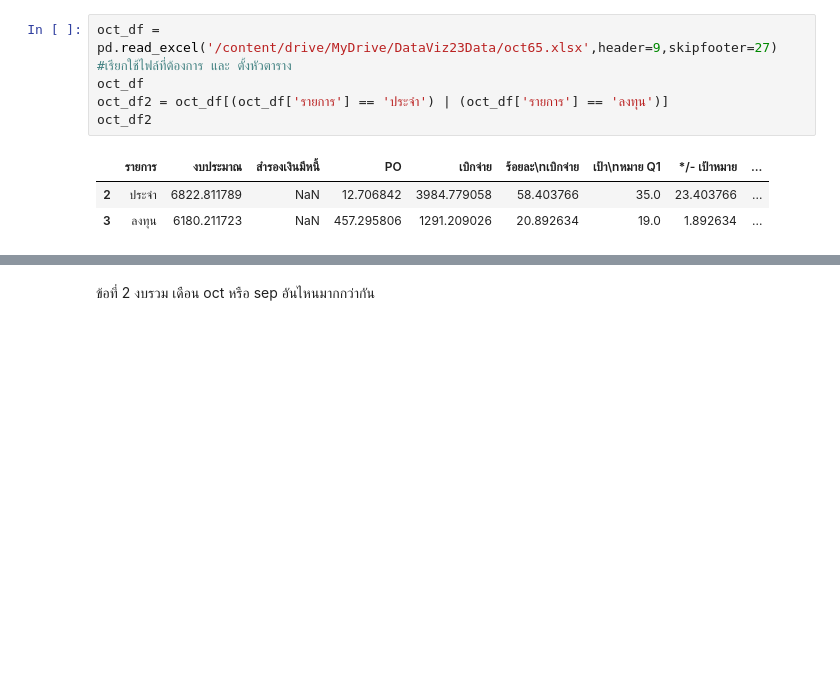
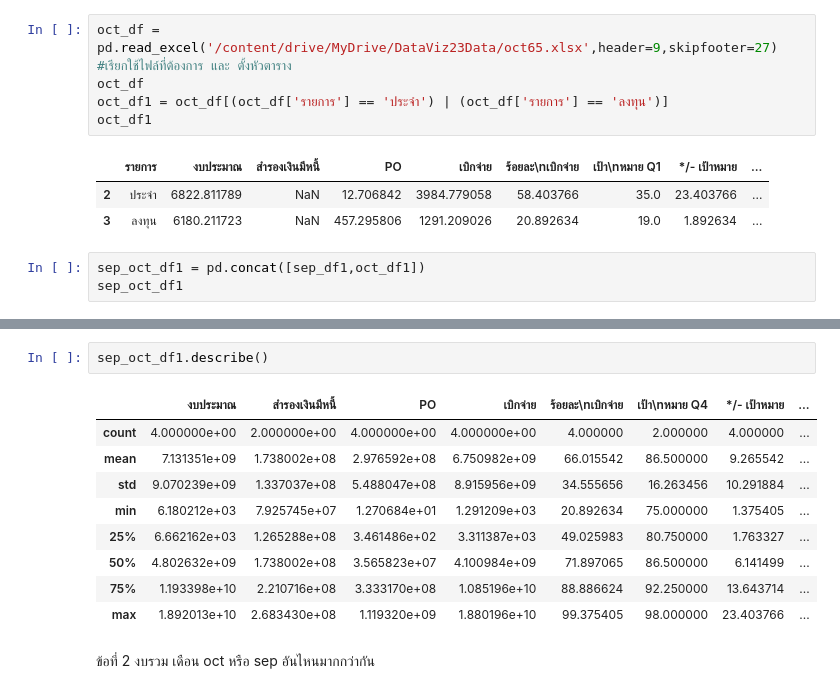
Before and after one commit to ananyapoonsawat/Python_dataviz2023, a Jupyter notebook: Pandas102.ipynb, the cells around one changed output, grey strips where cells are left out. Cells and saved outputs as stored; diff of their text form; blank space fills up the shorter version.

```diff
--- a/Pandas102.ipynb
+++ b/Pandas102.ipynb
@@ -150,9 +138,12 @@ if ( sep_df_9.605258e+09 > sep_df_1.892013e+10 ):
 # %%
 oct_df = pd.read_excel('/content/drive/MyDrive/DataViz23Data/oct65.xlsx',header=9,skipfooter=27) #เรียกใช้ไฟล์ที่ต้องการ และ ตั้งหัวตาราง
 oct_df
-oct_df2 = oct_df[(oct_df['รายการ'] == 'ประจำ') | (oct_df['รายการ'] == 'ลงทุน')]
-oct_df2
+oct_df1 = oct_df[(oct_df['รายการ'] == 'ประจำ') | (oct_df['รายการ'] == 'ลงทุน')]
+oct_df1
 # %% [output]
 |  | รายการ | งบประมาณ | สำรองเงินมีหนี้ | PO | เบิกจ่าย | ร้อยละ\nเบิกจ่าย | เป้า\nหมาย Q1 | */- เป้าหมาย | ... |
 | 2 | ประจำ | 6822.811789 | NaN | 12.706842 | 3984.779058 | 58.403766 | 35.0 | 23.403766 | ... |
 | 3 | ลงทุน | 6180.211723 | NaN | 457.295806 | 1291.209026 | 20.892634 | 19.0 | 1.892634 | ... |
+# %%
+sep_oct_df1 = pd.concat([sep_df1,oct_df1])
+sep_oct_df1
@@ -159,3 +198,15 @@ oct_df2
+# %%
+sep_oct_df1.describe()
+# %% [output]
+|  | งบประมาณ | สำรองเงินมีหนี้ | PO | เบิกจ่าย | ร้อยละ\nเบิกจ่าย | เป้า\nหมาย Q4 | */- เป้าหมาย | ... |
+| count | 4.000000e+00 | 2.000000e+00 | 4.000000e+00 | 4.000000e+00 | 4.000000 | 2.000000 | 4.000000 | ... |
+| mean | 7.131351e+09 | 1.738002e+08 | 2.976592e+08 | 6.750982e+09 | 66.015542 | 86.500000 | 9.265542 | ... |
+| std | 9.070239e+09 | 1.337037e+08 | 5.488047e+08 | 8.915956e+09 | 34.555656 | 16.263456 | 10.291884 | ... |
+| min | 6.180212e+03 | 7.925745e+07 | 1.270684e+01 | 1.291209e+03 | 20.892634 | 75.000000 | 1.375405 | ... |
+| 25% | 6.662162e+03 | 1.265288e+08 | 3.461486e+02 | 3.311387e+03 | 49.025983 | 80.750000 | 1.763327 | ... |
+| 50% | 4.802632e+09 | 1.738002e+08 | 3.565823e+07 | 4.100984e+09 | 71.897065 | 86.500000 | 6.141499 | ... |
+| 75% | 1.193398e+10 | 2.210716e+08 | 3.333170e+08 | 1.085196e+10 | 88.886624 | 92.250000 | 13.643714 | ... |
+| max | 1.892013e+10 | 2.683430e+08 | 1.119320e+09 | 1.880196e+10 | 99.375405 | 98.000000 | 23.403766 | ... |
 # %% [markdown]
 ข้อที่ 2 งบรวม เดือน oct หรือ sep อันไหนมากกว่ากัน
 # %% [markdown]
```
Also changed, not shown: parts of 9 cells of this notebook.
